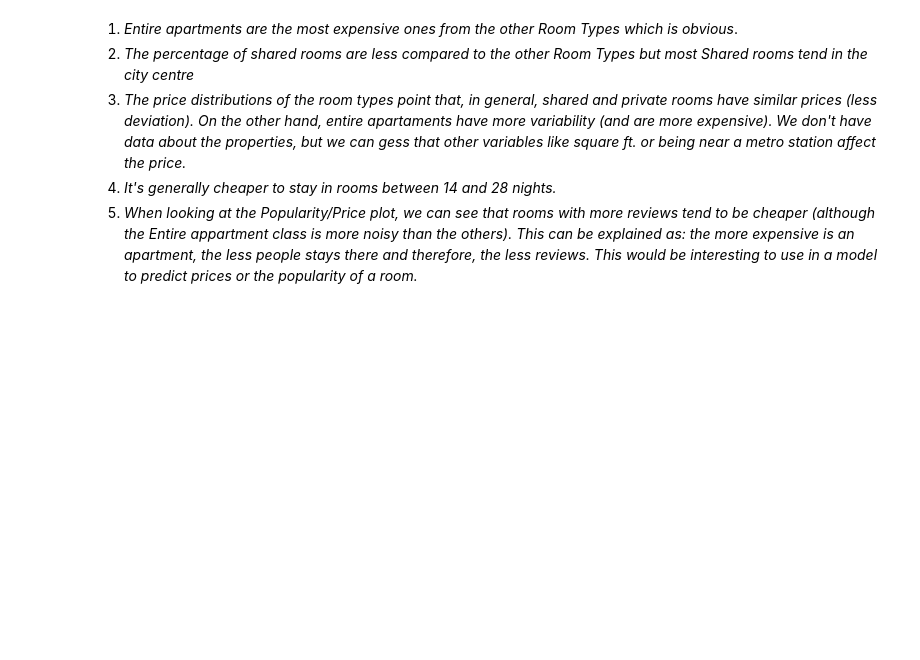
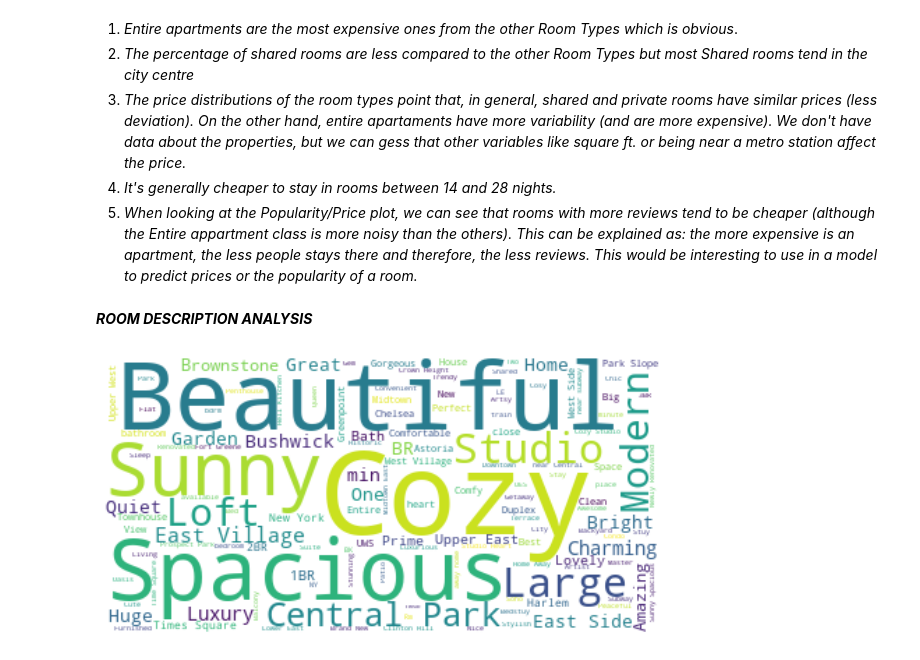
Before and after one commit to amritxk/airbnb-data-analysis, a Jupyter notebook: Amrit_keshri_{Airbnb_Bookings_Analysis}_Capstone_Project.ipynb, the cells around one changed output. Saved outputs shown, nothing was run; the diff lists cells and outputs as text; code cells hidden in the pictures; blank space fills up the shorter version.

```diff
--- a/Amrit_keshri_{Airbnb_Bookings_Analysis}_Capstone_Project.ipynb
+++ b/Amrit_keshri_{Airbnb_Bookings_Analysis}_Capstone_Project.ipynb
@@ -467,3 +467,17 @@ Text(0, 0.5, 'Price')
 3. *The price distributions of the room types point that, in general, shared and private rooms have similar prices (less deviation). On the other hand, entire apartaments have more variability (and are more expensive). We don't have data about the properties, but we can gess that other variables like square ft. or being near a metro station affect the price.*
 4. *It's generally cheaper to stay in rooms between 14 and 28 nights.*
 5. *When looking at the Popularity/Price plot, we can see that rooms with more reviews tend to be cheaper (although the Entire appartment class is more noisy than the others). This can be explained as: the more expensive is an apartment, the less people stays there and therefore, the less reviews. This would be interesting to use in a model to predict prices or the popularity of a room.*
+# %% [markdown]
+***ROOM DESCRIPTION ANALYSIS***
+# %%
+plt.figure(figsize = (10,10))
+text = airbnb_copy['name'].str.replace('\|-|&|/|!'or'-','').str.cat(sep = ' ')
+stopwords = set(STOPWORDS)
+stopwords.update(['bed','in','room', 'apartment','Manhattan', 'Queen', 'Brooklyn', 'nyc', 'bedroom', 'private','apt', 'location','East Village', 'Williamsburg'
+       ])
+wordcloud = WordCloud(stopwords=stopwords, background_color="white").generate(text)
+plt.imshow(wordcloud, interpolation='bilinear')
+plt.axis("off")
+plt.show()
+# %% [output]
+[figure, added]
```
